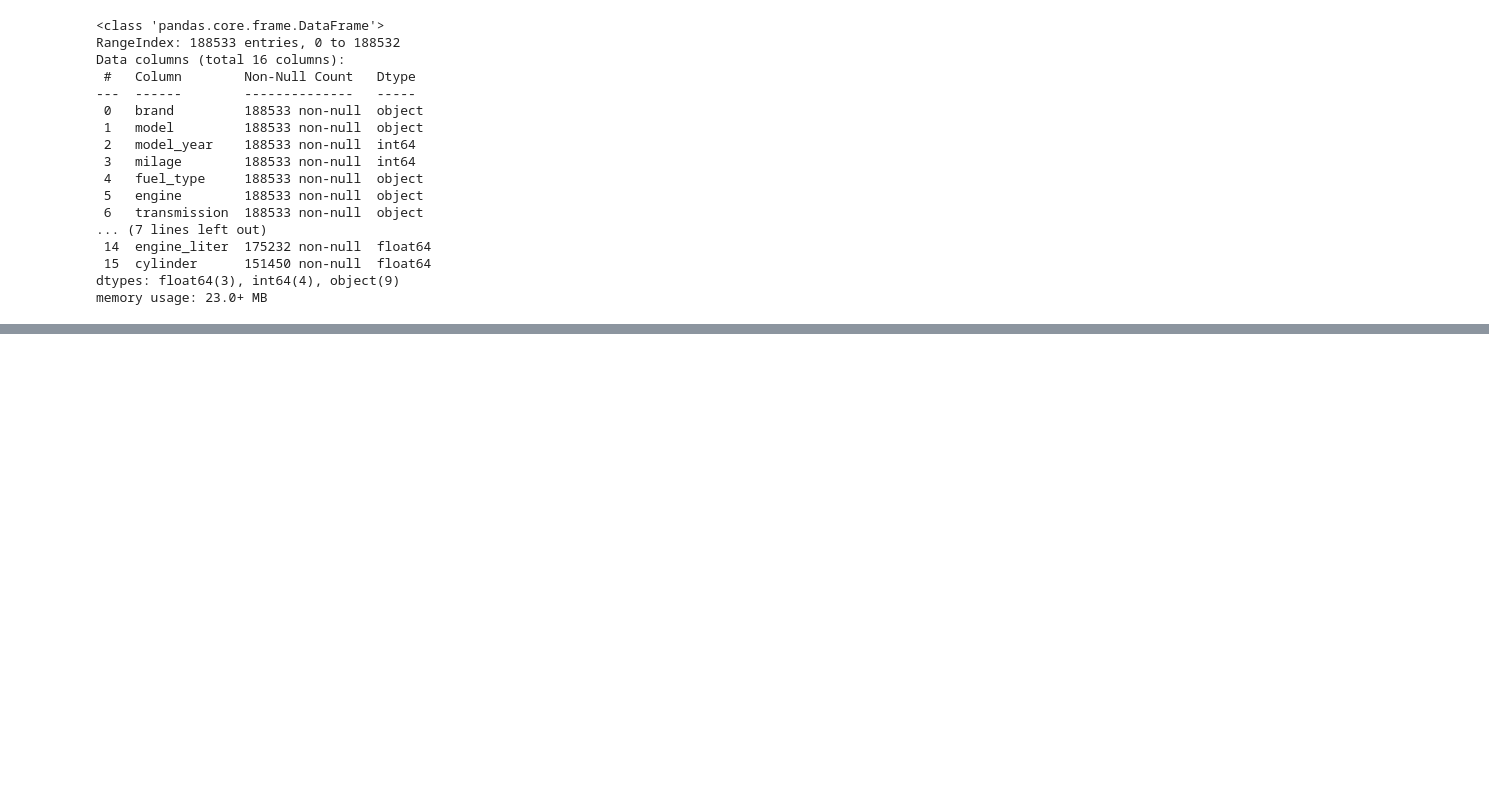
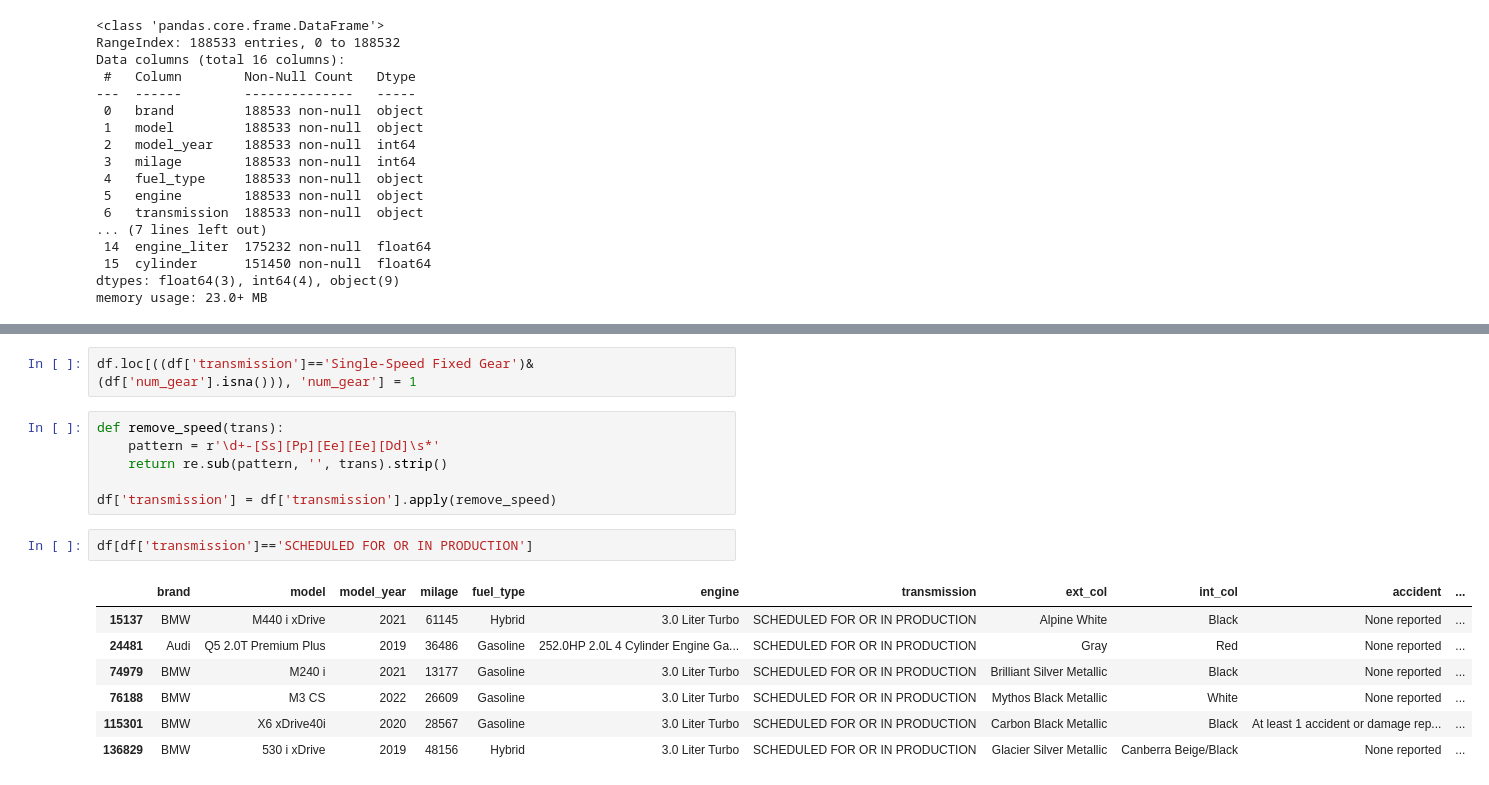
Before and after one commit to jjanekkim/Regression_Used_Car_Prices, a Jupyter notebook: validation.ipynb, the cells around one changed output, grey strips where cells are left out. Drawn from its saved outputs; the diff is of its cells as text; blank space fills up the shorter version.

```diff
--- a/validation.ipynb
+++ b/validation.ipynb
@@ -749,0 +846,18 @@ for
+# %%
+df.loc[((df['transmission']=='Single-Speed Fixed Gear')&(df['num_gear'].isna())), 'num_gear'] = 1
+# %%
+def remove_speed(trans):
+    pattern = r'\d+-[Ss][Pp][Ee][Ee][Dd]\s*'
+    return re.sub(pattern, '', trans).strip()
+
+df['transmission'] = df['transmission'].apply(remove_speed)
+# %%
+df[df['transmission']=='SCHEDULED FOR OR IN PRODUCTION']
+# %% [output]
+|  | brand | model | model_year | milage | fuel_type | engine | transmission | ext_col | int_col | accident | ... |
+| 15137 | BMW | M440 i xDrive | 2021 | 61145 | Hybrid | 3.0 Liter Turbo | SCHEDULED FOR OR IN PRODUCTION | Alpine White | Black | None reported | ... |
+| 24481 | Audi | Q5 2.0T Premium Plus | 2019 | 36486 | Gasoline | 252.0HP 2.0L 4 Cylinder Engine Ga... | SCHEDULED FOR OR IN PRODUCTION | Gray | Red | None reported | ... |
+| 74979 | BMW | M240 i | 2021 | 13177 | Gasoline | 3.0 Liter Turbo | SCHEDULED FOR OR IN PRODUCTION | Brilliant Silver Metallic | Black | None reported | ... |
+| 76188 | BMW | M3 CS | 2022 | 26609 | Gasoline | 3.0 Liter Turbo | SCHEDULED FOR OR IN PRODUCTION | Mythos Black Metallic | White | None reported | ... |
+| 115301 | BMW | X6 xDrive40i | 2020 | 28567 | Gasoline | 3.0 Liter Turbo | SCHEDULED FOR OR IN PRODUCTION | Carbon Black Metallic | Black | At least 1 accident or damage rep... | ... |
+| 136829 | BMW | 530 i xDrive | 2019 | 48156 | Hybrid | 3.0 Liter Turbo | SCHEDULED FOR OR IN PRODUCTION | Glacier Silver Metallic | Canberra Beige/Black | None reported | ... |
```
Also changed, not shown: parts of 29 cells of this notebook.
